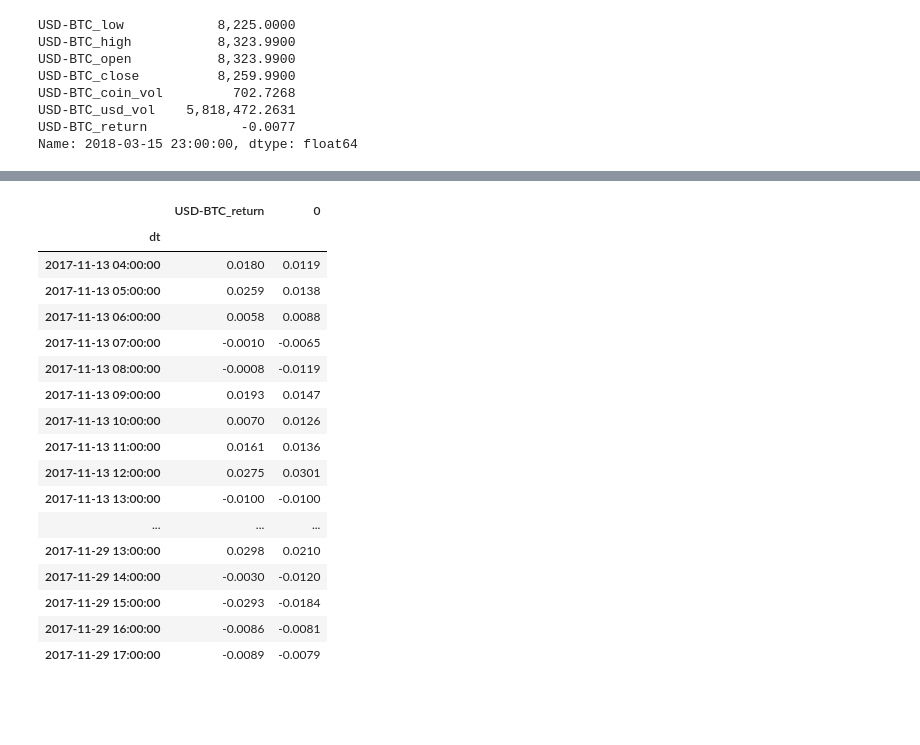
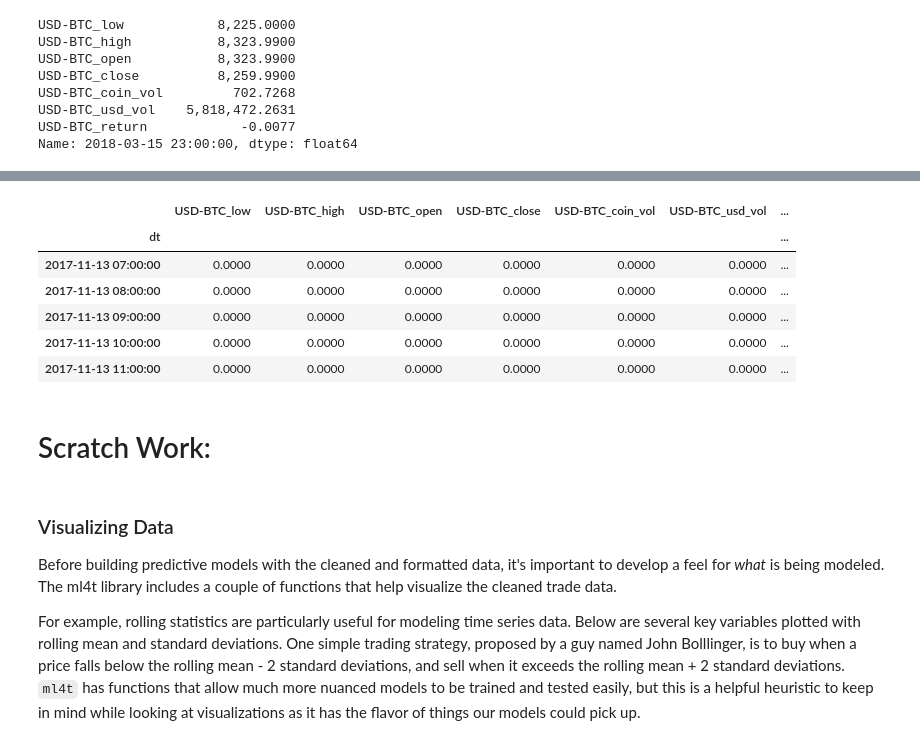
Before and after one commit to ethanruhe/ml_for_trading, a Jupyter notebook: Machine Learning for Cryptocurrency Trading.ipynb, the cells around one changed output, grey strips where cells are left out. Drawn from its saved outputs; the diff is of its cells as text; code cells hidden in the pictures; blank space fills up the shorter version.

````diff
--- a/Machine Learning for Cryptocurrency Trading.ipynb
+++ b/Machine Learning for Cryptocurrency Trading.ipynb
@@ -346,5 +244,5 @@ Price prediction based strictly on historical price and volume is called "techni
 - The number of periods over which rolling statistics are calculated is something that should be sensitivity tested. The default in ```.calc_features()``` is 10, though this can be changed and multiple rolling trends can be calculated in the same feature set. In your own work, once you have found a good model, try re-specifying it with different rolling feature windows to see if you can improve performance.
 # %%
 Y_btc, X_btc = ml4t.calc_features(trade_data_btc.df_h
-                                 , rolling_periods = [10]
+                                 , rolling_periods = [10, 20]
                                  , y_binary = False)
@@ -575,21 +550,25 @@ AttributeError: module 'pandas' has no attribute 'join'
+# %%
+dfholdings = pd.DataFrame(data = np.zeros((len(X_btc_val.index), trade_data_btc.df_h.shape[1]))
+        , index = X_btc_val.index
+        , columns = trade_data_btc.df_h.columns)
+
+dfholdings.head()
+# %% [output]
+|  | USD-BTC_low | USD-BTC_high | USD-BTC_open | USD-BTC_close | USD-BTC_coin_vol | USD-BTC_usd_vol | ... |
+| dt |  |  |  |  |  |  | ... |
+| 2017-11-13 07:00:00 | 0.0000 | 0.0000 | 0.0000 | 0.0000 | 0.0000 | 0.0000 | ... |
+| 2017-11-13 08:00:00 | 0.0000 | 0.0000 | 0.0000 | 0.0000 | 0.0000 | 0.0000 | ... |
+| 2017-11-13 09:00:00 | 0.0000 | 0.0000 | 0.0000 | 0.0000 | 0.0000 | 0.0000 | ... |
+| 2017-11-13 10:00:00 | 0.0000 | 0.0000 | 0.0000 | 0.0000 | 0.0000 | 0.0000 | ... |
+| 2017-11-13 11:00:00 | 0.0000 | 0.0000 | 0.0000 | 0.0000 | 0.0000 | 0.0000 | ... |
 # %%
-pd.DataFrame(Y_btc_val).join(pd.DataFrame(rf.predict(X_btc_val), index=Y_btc_val.index))
+pd.DataFrame(data=X_btc_val, index=X_btc_val.index)
-# %% [output]
-|  | USD-BTC_return | 0 |
-| dt |  |  |
-| 2017-11-13 04:00:00 | 0.0180 | 0.0119 |
-| 2017-11-13 05:00:00 | 0.0259 | 0.0138 |
-| 2017-11-13 06:00:00 | 0.0058 | 0.0088 |
-| 2017-11-13 07:00:00 | -0.0010 | -0.0065 |
-| 2017-11-13 08:00:00 | -0.0008 | -0.0119 |
-| 2017-11-13 09:00:00 | 0.0193 | 0.0147 |
-| 2017-11-13 10:00:00 | 0.0070 | 0.0126 |
-| 2017-11-13 11:00:00 | 0.0161 | 0.0136 |
-| 2017-11-13 12:00:00 | 0.0275 | 0.0301 |
-| 2017-11-13 13:00:00 | -0.0100 | -0.0100 |
-| ... | ... | ... |
-| 2017-11-29 13:00:00 | 0.0298 | 0.0210 |
-| 2017-11-29 14:00:00 | -0.0030 | -0.0120 |
-| 2017-11-29 15:00:00 | -0.0293 | -0.0184 |
-| 2017-11-29 16:00:00 | -0.0086 | -0.0081 |
-| 2017-11-29 17:00:00 | -0.0089 | -0.0079 |
+# %% [markdown]
+# Scratch Work:
+# %% [markdown]
+### Visualizing Data
+
+Before building predictive models with the cleaned and formatted data, it's important to
+develop a feel for _what_ is being modeled. The ml4t library includes a couple of functions that help visualize the cleaned trade data.
+
+For example, rolling statistics are particularly useful for modeling time series data. Below are several key variables plotted with rolling mean and standard deviations. One simple trading strategy, proposed by a guy named John Bolllinger, is to buy when a price falls below the rolling mean - 2 standard deviations, and sell when it exceeds the rolling mean + 2 standard deviations. ```ml4t``` has  functions that allow much more nuanced models to be trained and tested easily, but this is a helpful heuristic to keep in mind while looking at visualizations as it has the flavor of things our models could pick up.
````
Also changed, not shown: parts of 59 cells of this notebook, 4 other files.
